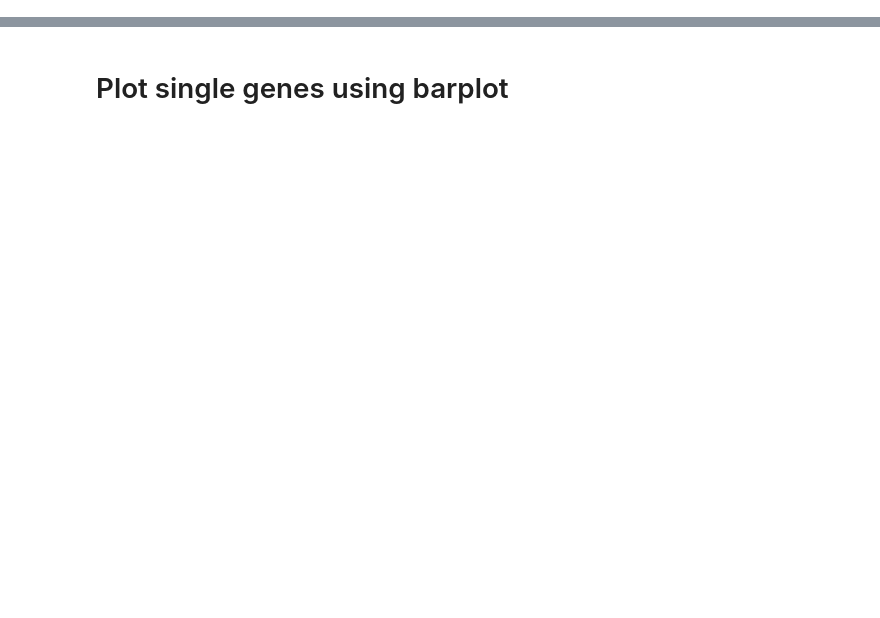
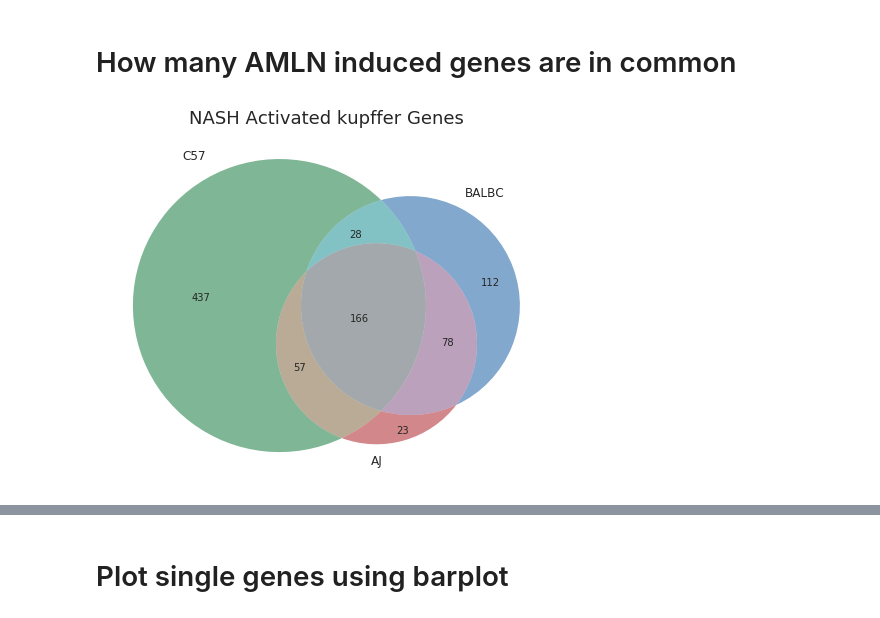
Before and after one commit to HunterBennett/strains_rna, a Jupyter notebook: results/K02_Strains_AMLNtoControl_Kupffer_RNA.ipynb, the cells around one changed output, grey strips where cells are left out. Saved outputs shown, nothing was run; the diff lists cells and outputs as text; code cells hidden in the pictures; blank space fills up the shorter version.

```diff
--- a/results/K02_Strains_AMLNtoControl_Kupffer_RNA.ipynb
+++ b/results/K02_Strains_AMLNtoControl_Kupffer_RNA.ipynb
@@ -49,0 +52,3 @@ To do this analysis we will pull from the differential analysis performed by Ty
+# %%
+diffDir = '/home/ttroutman/strainsKupffer/rnaKupfferNASH/thresholdOutHepatocyteGenes_TPM_NASH_ctrl/rnaDiff_filter_join'
+rnaQuan = '/home/ttroutman/strainsKupffer/rnaKupfferNASH/thresholdOutHepatocyteGenes_TPM_NASH_ctrl/rnaDiff_filter_join/filterT_join.txt'
@@ -49,0 +67,23 @@ To do this analysis we will pull from the differential analysis performed by Ty
+# %%
+log2fc = 1
+pval = 0.05
+gene_list_dict ={}
+# %%
+comps = np.concatenate(
+    [np.sort(glob.glob(diffDir+'/aj*vs*aj*scatter.txt')),
+     np.sort(glob.glob(diffDir+'/balb*vs*balb*scatter.txt')),
+     np.sort(glob.glob(diffDir+'/c57bl6j*vs*c57bl6j*scatter.txt'))])
+# %%
+for i in np.sort(comps):
+    print(i)
+    # read in gene expression data
+    df = pd.read_csv(i,
+                     sep='\t',
+                     index_col=0)
+
+    # select differential genes
+    # df = df.loc[~(df.chr.str.contains('chrX|chrY|ChrUn')), :]
+    sig_genes = df.index[(df['padj'] < pval) & (df['log2FoldChange'] >= log2fc)].to_list()
+    gene_list_dict[i.split('.')[2]+'_up'] = list(sig_genes)
+    # print('union set length:', print(len(g_union)))
+    # print('intersection set length:', print(len(g_intersect)))
@@ -49,0 +119,20 @@ To do this analysis we will pull from the differential analysis performed by Ty
+# %% [markdown]
+# How many AMLN induced genes are in common
+# %%
+fig, ax = plt.subplots(figsize=(8,8))
+
+# venn3 accepts a list with the following order
+# (100, 010, 110, 001, 101, 011, 111)
+# group1, group2, group1+2, group3, group1+3, group2+3, group3
+venn3(subsets=[set(gene_list_dict['c57bl6j_NASH_up']),
+               set(gene_list_dict['balbcj_NASH_up']),
+               set(gene_list_dict['aj_NASH_up'])],
+     ax=ax,
+     set_colors=('#006d2c', '#08519c', '#a50f15'),
+     set_labels=('C57', 'BALBC', 'AJ'),
+     alpha=0.5)
+ax.set_title('NASH Activated kupffer Genes');
+
+plt.savefig('./figures/venn3_activated_genes.png', bbox_inches='tight')
+# %% [output]
+[figure, added]
```
Also changed, not shown: parts of 57 cells of this notebook, 8 other files.
